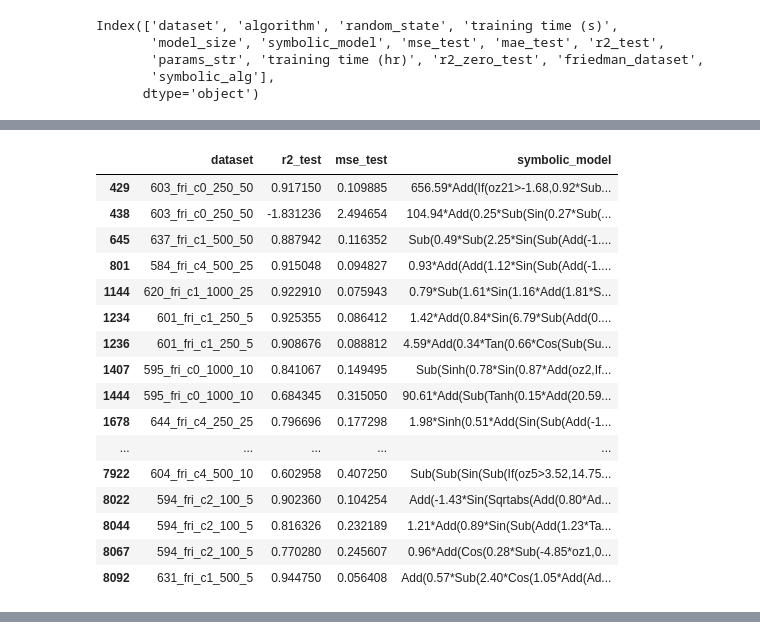
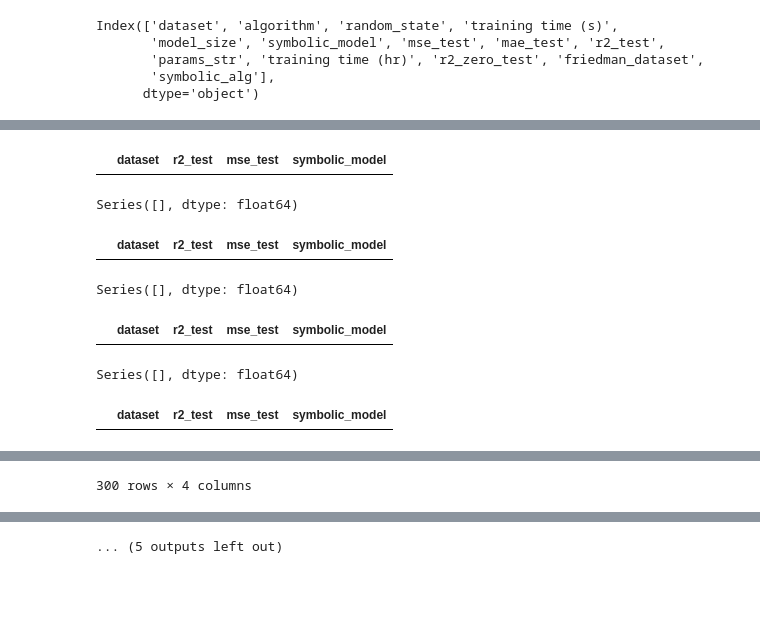
Before and after one commit to gAldeia/srbench, a Jupyter notebook: postprocessing/inspecting_models.ipynb, the cells around one changed output, grey strips where cells are left out. Drawn from its saved outputs; the diff is of its cells as text; code cells hidden in the pictures; blank space fills up the shorter version.

```diff
--- a/postprocessing/inspecting_models.ipynb
+++ b/postprocessing/inspecting_models.ipynb
@@ -39,7 +39,8 @@ figdir: ../paper/
 ##########
 df_results = pd.read_feather('../results/black-box_results_srbench.feather')
 
-df_results = pd.concat([pd.read_feather('../results/black-box_results_brush_250.feather'), df_results], axis=0)
+df_results = pd.concat([pd.read_feather('../results/black-box_results_brush-cpp.feather'), df_results], axis=0)
+# df_results = pd.concat([pd.read_feather('../results/black-box_results_brush_250.feather'), df_results], axis=0)
 df_results = pd.concat([pd.read_feather('../results/black-box_results_pstree.feather'), df_results], axis=0)
 
 # df_results.reset_index()
@@ -106,6 +105,9 @@ for brush in [
     '$Brush_0$', # 'Brush wo split',
     'Brush+M',   # 'Brush wo split (D-UCB1)',
     'Brush+SM',  # "Brush (D-UCB1)",
+    'Brush-cpp',
+    'Brush-cpp-thompson',
+    'Brush-cpp-dynamic',
 ]:
     df_aux = df_results[df_results['algorithm']==brush]
 
@@ -138,17 +143,23 @@ Brush+SM 4204
 # %%
-df_results = df_results[df_results.dataset.str.contains("_fri_")]
+# df_results = df_results[df_results.dataset.str.contains("_fri_")]
 
 for brush in [
     'Brush+S', # 'Brush',
     '$Brush_0$', # 'Brush wo split',
     'Brush+M', # 'Brush wo split (D-UCB1)',
     'Brush+SM', # "Brush (D-UCB1)",
+    'Brush-cpp',
+    'Brush-cpp-thompson',
+    'Brush-cpp-dynamic',
 ]:
     df_aux = df_results[
         (df_results['algorithm']==brush)
         & (df_results['symbolic_model'].str.contains("If"))
     ]
 
-    perc = df_aux.shape[0]/df_results[df_results['algorithm']==brush].shape[0]
-    print(brush, df_aux.shape[0], perc)
+    try:
+        perc = df_aux.shape[0]/df_results[df_results['algorithm']==brush].shape[0]
+        print(brush, df_aux.shape[0], perc)
+    except ZeroDivisionError:
+        print("Split nodes were not used")
 # %% [output]
@@ -159,14 +173,25 @@ Brush+SM 44 0.07096774193548387
 # %%
-df_brush_sm = df_results[
-    (df_results['algorithm']=='Brush+SM')
-    & (df_results['symbolic_model'].str.contains("If"))
-][['dataset', 'r2_test', 'mse_test', 'symbolic_model']]
+frames = []
+for brush in [
+    'Brush+S', # 'Brush',
+    '$Brush_0$', # 'Brush wo split',
+    'Brush+M', # 'Brush wo split (D-UCB1)',
+    'Brush+SM', # "Brush (D-UCB1)",
+    'Brush-cpp',
+    'Brush-cpp-thompson',
+    'Brush-cpp-dynamic',
+]:
+    df_brush_sm = df_results[
+        (df_results['algorithm']==brush)
+        & (df_results['symbolic_model'].str.contains("If"))
+    ][['dataset', 'r2_test', 'mse_test', 'symbolic_model']]
 
-df_brush_sm.to_csv("./inspecting_models_Brush+SM.csv")
+    frames.append(df_brush_sm)
+    df_brush_sm.to_csv(f"./inspecting_models_{brush}.csv")
 
-with pd.option_context('display.max_rows', None):
-    display( (df_brush_sm.groupby(['dataset']).size()/10).sort_values(ascending=False) )
+    with pd.option_context('display.max_rows', None):
+        display( (df_brush_sm.groupby(['dataset']).size()/10).sort_values(ascending=False) )
 
-with pd.option_context('display.max_colwidth', None):
-    display(df_brush_sm)
+    with pd.option_context('display.max_colwidth', None):
+        display(df_brush_sm)
 # %% [output]
@@ -190,17 +199,7 @@ dtype: float64
 |  | dataset | r2_test | mse_test | symbolic_model |
-| 429 | 603_fri_c0_250_50 | 0.917150 | 0.109885 | 656.59*Add(If(oz21>-1.68,0.92*Sub... |
-| 438 | 603_fri_c0_250_50 | -1.831236 | 2.494654 | 104.94*Add(0.25*Sub(Sin(0.27*Sub(... |
-| 645 | 637_fri_c1_500_50 | 0.887942 | 0.116352 | Sub(0.49*Sub(2.25*Sin(Sub(Add(-1.... |
-| 801 | 584_fri_c4_500_25 | 0.915048 | 0.094827 | 0.93*Add(Add(1.12*Sin(Sub(Add(-1.... |
-| 1144 | 620_fri_c1_1000_25 | 0.922910 | 0.075943 | 0.79*Sub(1.61*Sin(1.16*Add(1.81*S... |
-| 1234 | 601_fri_c1_250_5 | 0.925355 | 0.086412 | 1.42*Add(0.84*Sin(6.79*Sub(Add(0.... |
-| 1236 | 601_fri_c1_250_5 | 0.908676 | 0.088812 | 4.59*Add(0.34*Tan(0.66*Cos(Sub(Su... |
-| 1407 | 595_fri_c0_1000_10 | 0.841067 | 0.149495 | Sub(Sinh(0.78*Sin(0.87*Add(oz2,If... |
-| 1444 | 595_fri_c0_1000_10 | 0.684345 | 0.315050 | 90.61*Add(Sub(Tanh(0.15*Add(20.59... |
-| 1678 | 644_fri_c4_250_25 | 0.796696 | 0.177298 | 1.98*Sinh(0.51*Add(Sin(Sub(Add(-1... |
-| ... | ... | ... | ... | ... |
-| 7922 | 604_fri_c4_500_10 | 0.602958 | 0.407250 | Sub(Sub(Sin(Sub(If(oz5>3.52,14.75... |
-| 8022 | 594_fri_c2_100_5 | 0.902360 | 0.104254 | Add(-1.43*Sin(Sqrtabs(Add(0.80*Ad... |
-| 8044 | 594_fri_c2_100_5 | 0.816326 | 0.232189 | 1.21*Add(0.89*Sin(Sub(Add(1.23*Ta... |
-| 8067 | 594_fri_c2_100_5 | 0.770280 | 0.245607 | 0.96*Add(Cos(0.28*Sub(-4.85*oz1,0... |
-| 8092 | 631_fri_c1_500_5 | 0.944750 | 0.056408 | Add(0.57*Sub(2.40*Cos(1.05*Add(Ad... |
+Series([], dtype: float64)
+|  | dataset | r2_test | mse_test | symbolic_model |
+Series([], dtype: float64)
+|  | dataset | r2_test | mse_test | symbolic_model |
+Series([], dtype: float64)
+|  | dataset | r2_test | mse_test | symbolic_model |
@@ -206,0 +235 @@ dtype: float64
+300 rows × 4 columns
@@ -206,0 +253 @@ dtype: float64
+... (5 outputs left out)
```
Also changed, not shown: parts of 10 cells of this notebook, 7 other files.
